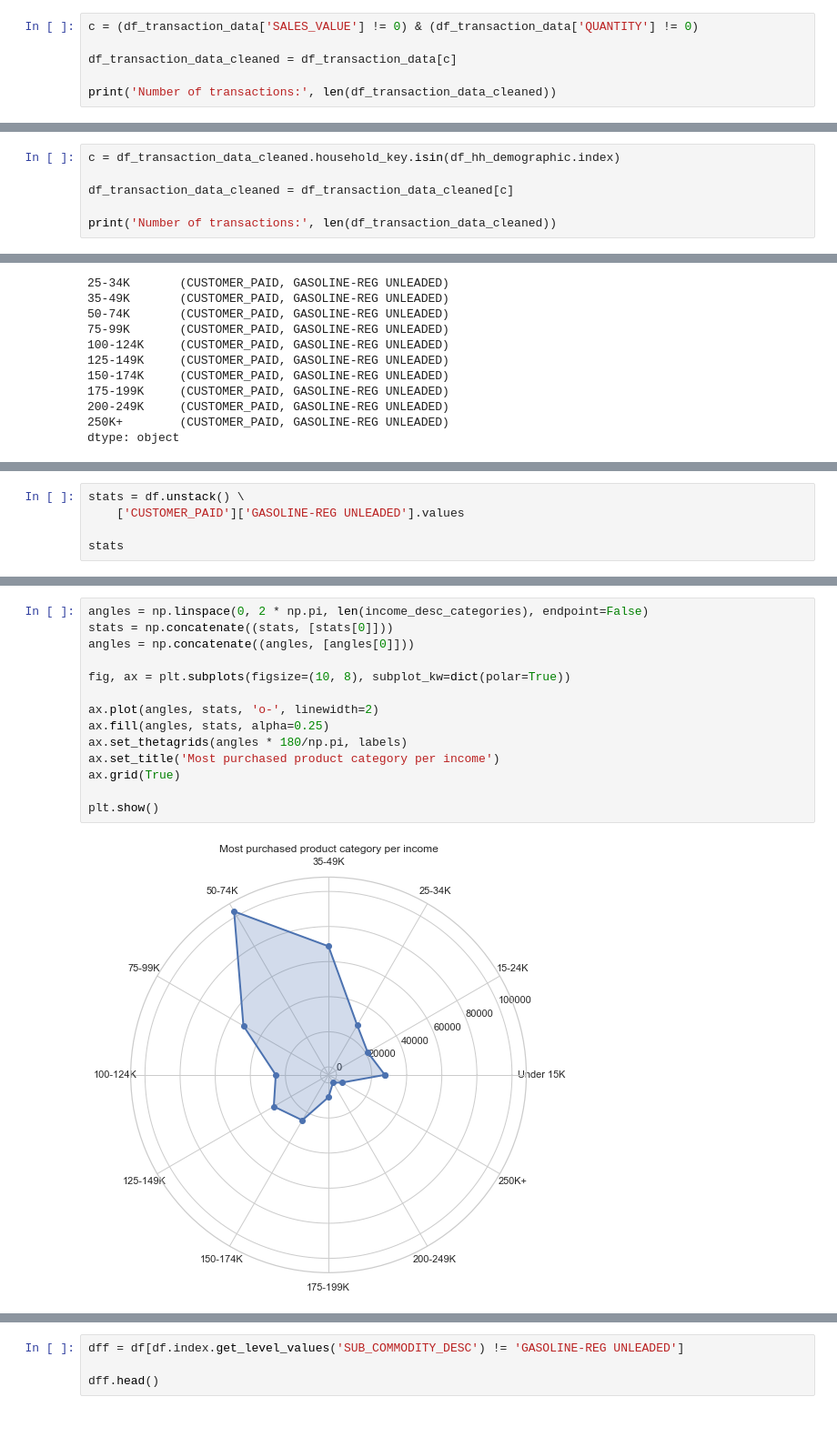
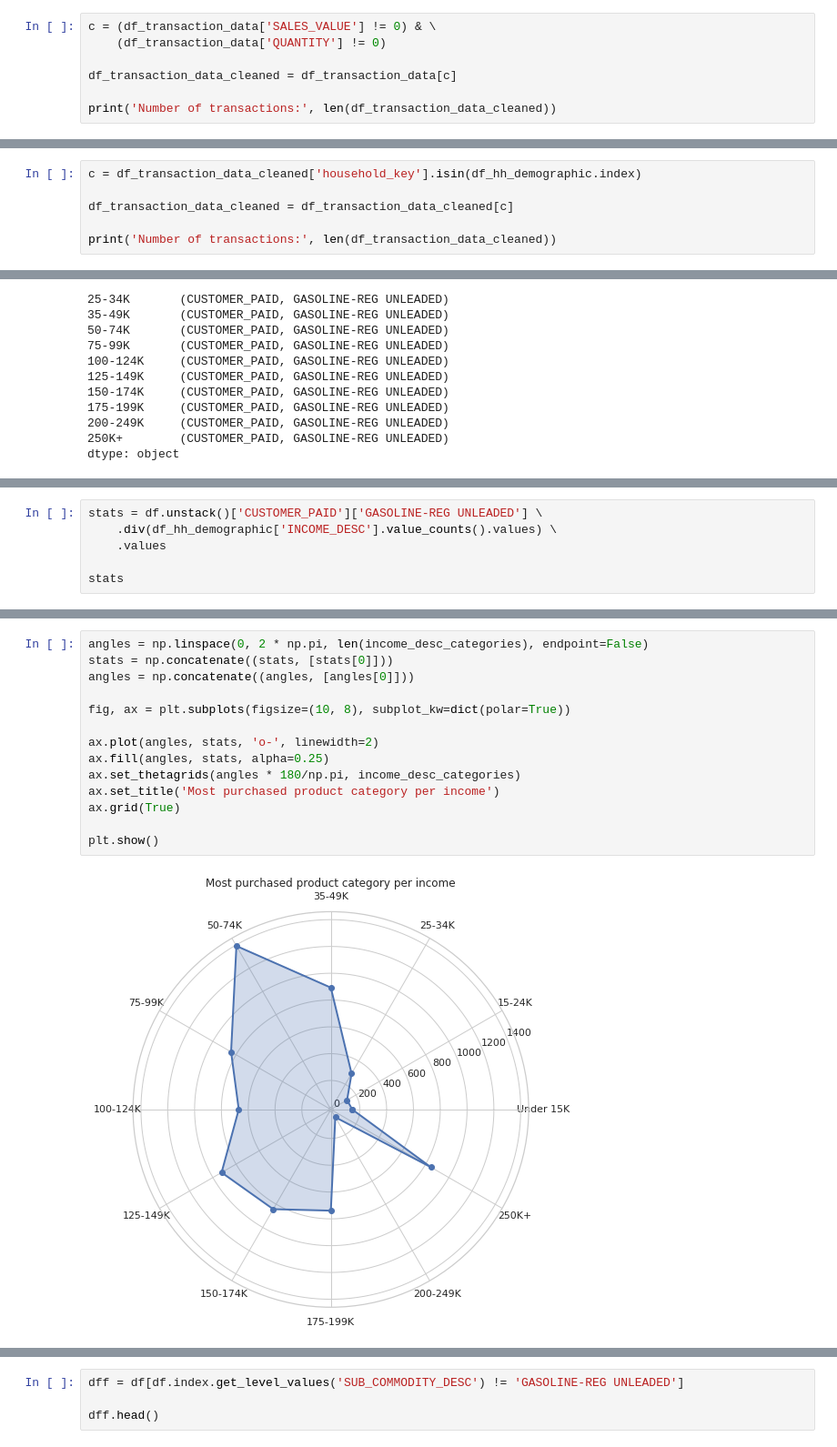
Before and after one commit to BoschSamuel/ADA_Project_2019, a Jupyter notebook: RQ7_mladen_andrej.ipynb, the cells around one changed output, grey strips where cells are left out. Shown at 91% size. Drawn from its saved outputs; the diff is of its cells as text; blank space fills up the shorter version.

```diff
--- a/RQ7_mladen_andrej.ipynb
+++ b/RQ7_mladen_andrej.ipynb
@@ -97,7 +116,8 @@ There are none missing values in both datasets.
 # %% [markdown]
 However, in the `transaction_data` dataset we observed that some entries contain 0 for `SALES_VALUE` (the total amount received by the retailer) and for `QUANTITY` (the number of products purchased). There may be a valid reason why the data had been recorded this way, however we chose to avoid any assumptions and discard these transactions, as it is only a small percentage of the whole dataset.
 # %%
-c = (df_transaction_data['SALES_VALUE'] != 0) & (df_transaction_data['QUANTITY'] != 0)
+c = (df_transaction_data['SALES_VALUE'] != 0) & \
+    (df_transaction_data['QUANTITY'] != 0)
 
 df_transaction_data_cleaned = df_transaction_data[c]
 
@@ -109,5 +129,5 @@ Following the previous discussion about missing demographic information, we filt
 # %%
-c = df_transaction_data_cleaned.household_key.isin(df_hh_demographic.index)
+c = df_transaction_data_cleaned['household_key'].isin(df_hh_demographic.index)
 
 df_transaction_data_cleaned = df_transaction_data_cleaned[c]
 
@@ -602,6 +657,7 @@ dtype: object
 # %%
-stats = df.unstack() \
-    ['CUSTOMER_PAID']['GASOLINE-REG UNLEADED'].values
+stats = df.unstack()['CUSTOMER_PAID']['GASOLINE-REG UNLEADED'] \
+    .div(df_hh_demographic['INCOME_DESC'].value_counts().values) \
+    .values
 
 stats
 # %% [output]
@@ -610,16 +667,16 @@ array([ 27538.22,  21220.85,  28143.44,  68745.23, 103028.78,  51419.37,
 # %%
 angles = np.linspace(0, 2 * np.pi, len(income_desc_categories), endpoint=False)
 stats = np.concatenate((stats, [stats[0]]))
 angles = np.concatenate((angles, [angles[0]]))
 
 fig, ax = plt.subplots(figsize=(10, 8), subplot_kw=dict(polar=True))
 
 ax.plot(angles, stats, 'o-', linewidth=2)
 ax.fill(angles, stats, alpha=0.25)
-ax.set_thetagrids(angles * 180/np.pi, labels)
+ax.set_thetagrids(angles * 180/np.pi, income_desc_categories)
 ax.set_title('Most purchased product category per income')
 ax.grid(True)
 
 plt.show()
 # %% [output]
-[figure, old version]
+[figure, new version]
```
Also changed, not shown: parts of 78 cells of this notebook, 1 other file.
